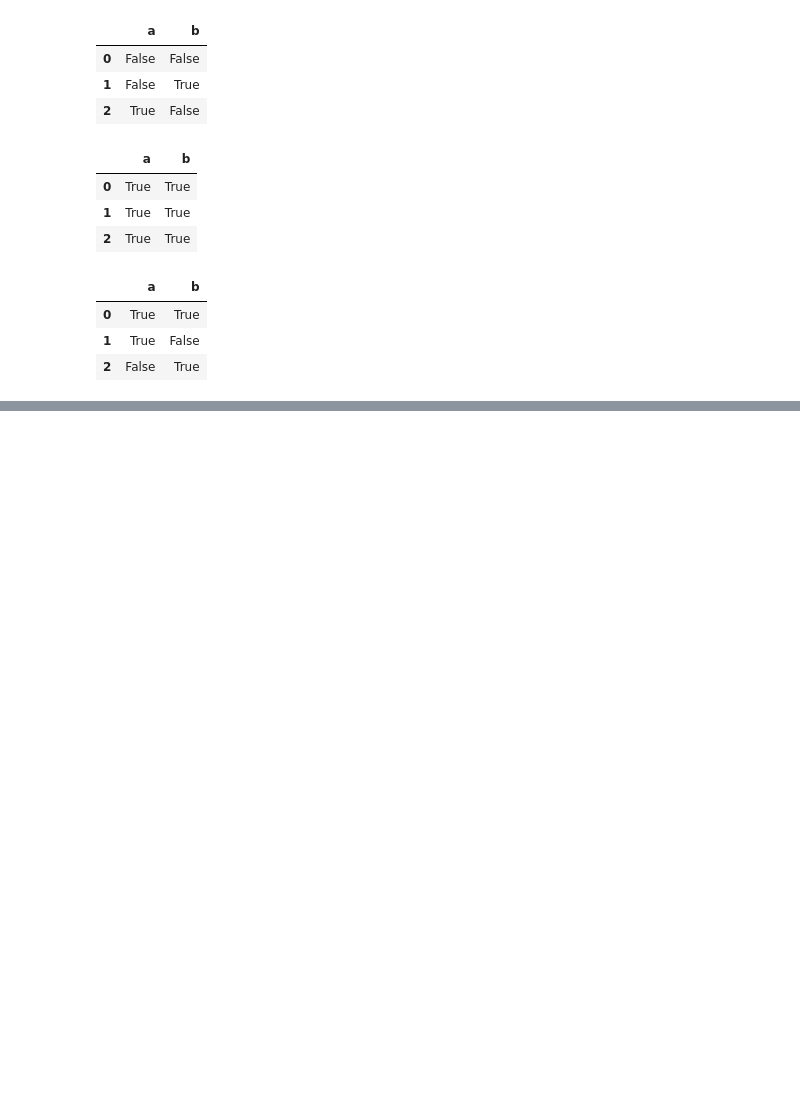
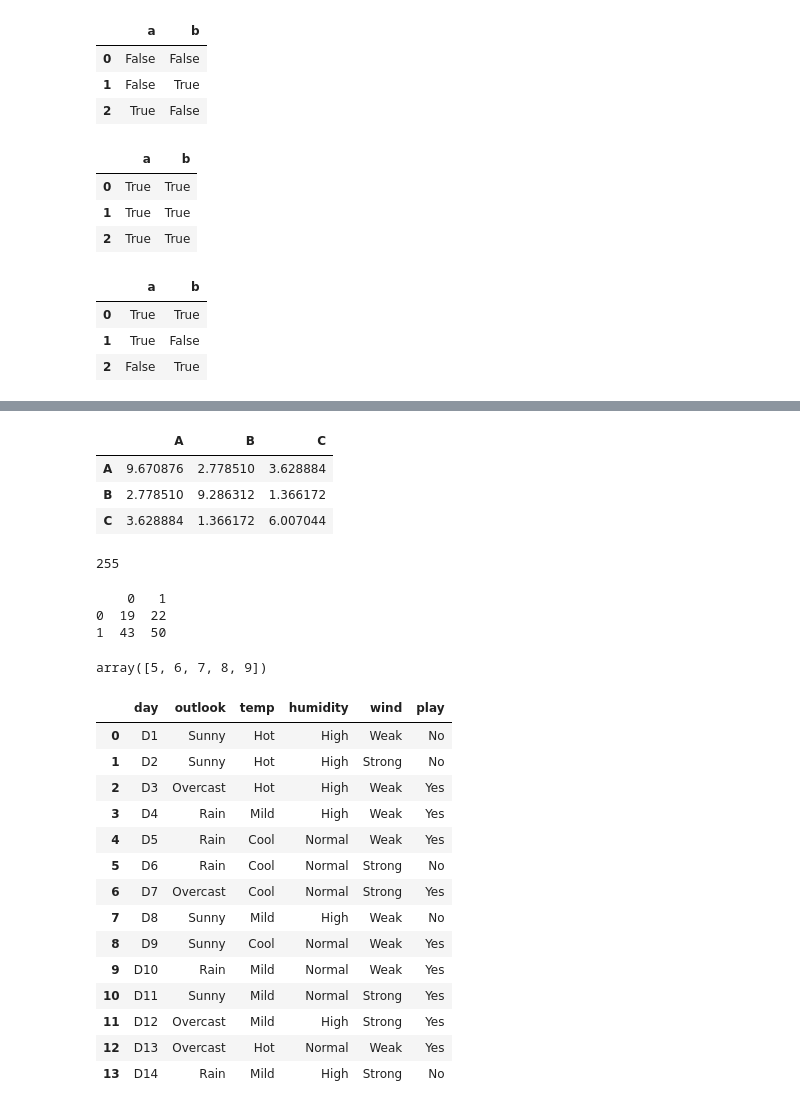
Before and after one commit to imvickykumar999/Hyper-4D-Game, a Jupyter notebook: 4D Games/Panel_4D.ipynb, the cells around one changed output, grey strips where cells are left out. Cells and saved outputs as stored; diff of their text form; code cells hidden in the pictures; blank space fills up the shorter version.

```diff
--- a/4D Games/Panel_4D.ipynb
+++ b/4D Games/Panel_4D.ipynb
@@ -706,0 +737,49 @@ df1 ^ df2
+# %%
+df.T.dot(df)
+# %% [output]
+|  | A | B | C |
+| A | 9.670876 | 2.778510 | 3.628884 |
+| B | 2.778510 | 9.286312 | 1.366172 |
+| C | 3.628884 | 1.366172 | 6.007044 |
+# %%
+s1 = pd.Series(np.arange(5, 10))
+s1.dot(s1)
+# %% [output]
+255
+# %%
+import pandas as pd
+
+df1 = pd.DataFrame([[1, 2],
+                    [3, 4]])
+
+df2 = pd.DataFrame([[5, 6],
+                    [7, 8]])
+
+print(df1.dot(df2))
+# %% [output]
+    0   1
+0  19  22
+1  43  50
+# %%
+np.arange(5, 10)
+# %% [output]
+array([5, 6, 7, 8, 9])
+# %%
+baseball = pd.read_csv('https://raw.githubusercontent.com/imvickykumar999/YouTube-and-Instagram-as-INFINITE-file-storage/main/input/data.csv')
+baseball
+# %% [output]
+|  | day | outlook | temp | humidity | wind | play |
+| 0 | D1 | Sunny | Hot | High | Weak | No |
+| 1 | D2 | Sunny | Hot | High | Strong | No |
+| 2 | D3 | Overcast | Hot | High | Weak | Yes |
+| 3 | D4 | Rain | Mild | High | Weak | Yes |
+| 4 | D5 | Rain | Cool | Normal | Weak | Yes |
+| 5 | D6 | Rain | Cool | Normal | Strong | No |
+| 6 | D7 | Overcast | Cool | Normal | Strong | Yes |
+| 7 | D8 | Sunny | Mild | High | Weak | No |
+| 8 | D9 | Sunny | Cool | Normal | Weak | Yes |
+| 9 | D10 | Rain | Mild | Normal | Weak | Yes |
+| 10 | D11 | Sunny | Mild | Normal | Strong | Yes |
+| 11 | D12 | Overcast | Mild | High | Strong | Yes |
+| 12 | D13 | Overcast | Hot | Normal | Weak | Yes |
+| 13 | D14 | Rain | Mild | High | Strong | No |
```
Also changed, not shown: parts of 40 cells of this notebook.
